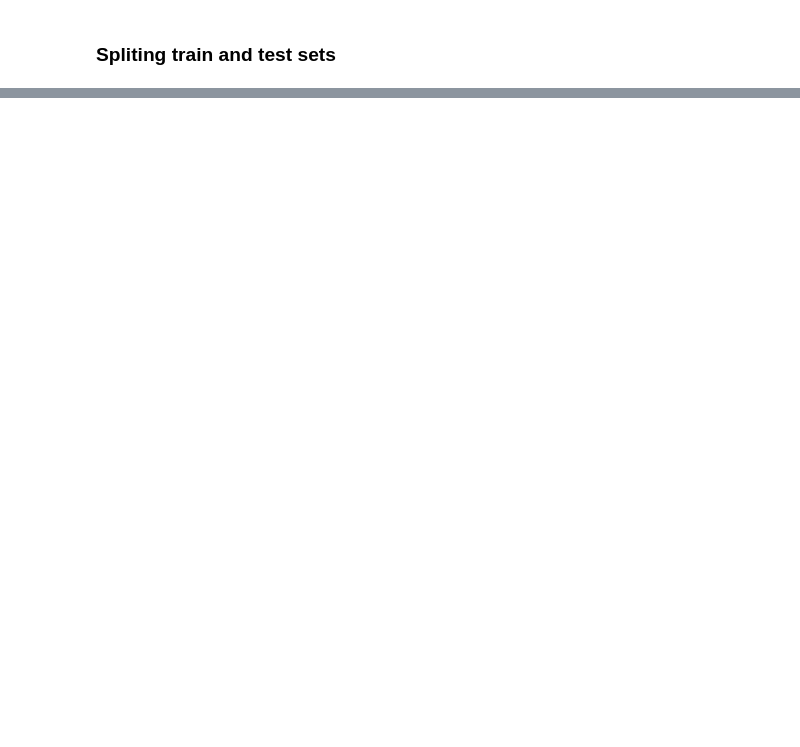
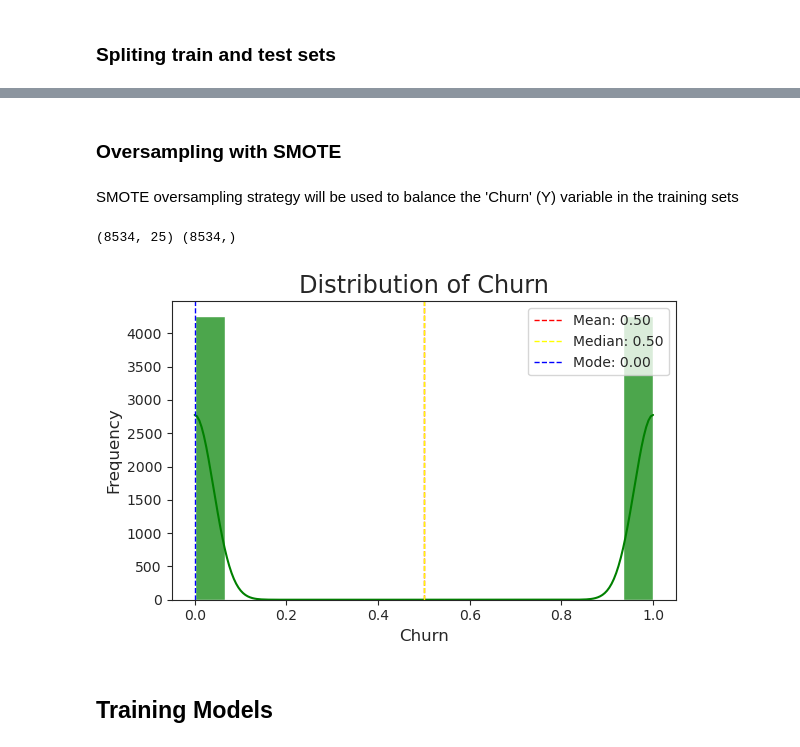
Before and after one commit to DanielCrema/oracle-one-data-science-challenge3-telecom-x-2, a Jupyter notebook: main.ipynb, the cells around one changed output, grey strips where cells are left out. Cells and saved outputs as stored; diff of their text form; code cells hidden in the pictures; blank space fills up the shorter version.

```diff
--- a/main.ipynb
+++ b/main.ipynb
@@ -551,0 +565,4 @@ Length: 7267, dtype: float64
+# %%
+column_names = [column.replace('onehotencoder__', '') for column in x.columns] # type: ignore
+for column_name in column_names:
+    print(column_name)
@@ -560,0 +739,14 @@ print(x_train.shape, x_test.shape, y_train.shape, y_test.shape)
+# %% [markdown]
+### Oversampling with SMOTE
+# %% [markdown]
+SMOTE oversampling strategy will be used to balance the 'Churn' (Y) variable in the training sets
+# %%
+sm = SMOTE(random_state=42)
+x_train_sm, y_train_sm = sm.fit_resample(x_train, y_train) # type: ignore
+print(x_train_sm.shape, y_train_sm.shape)
+plot_feature(pd.DataFrame(y_train_sm, columns=['Churn']), 'Churn')
+# %% [output]
+(8534, 25) (8534,)
+[figure, added]
+# %% [markdown]
+## Training Models
```
Also changed, not shown: parts of 24 cells of this notebook, 1 other file.
